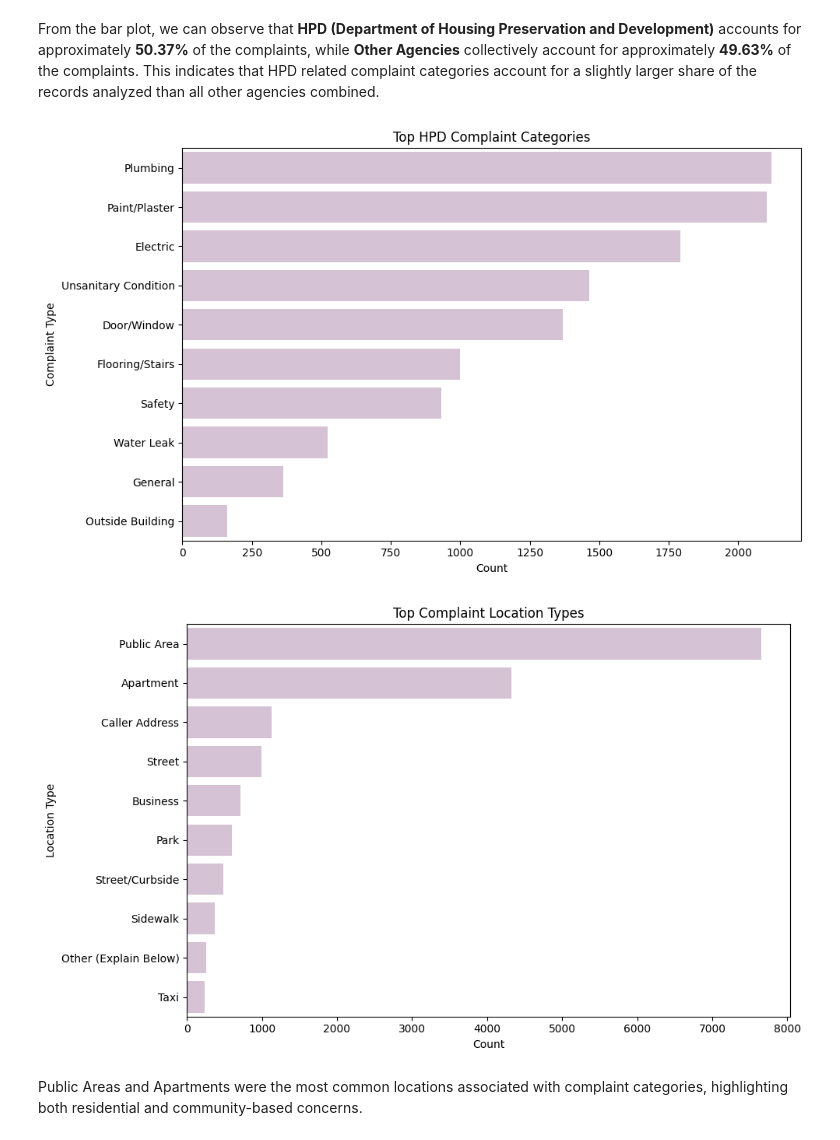
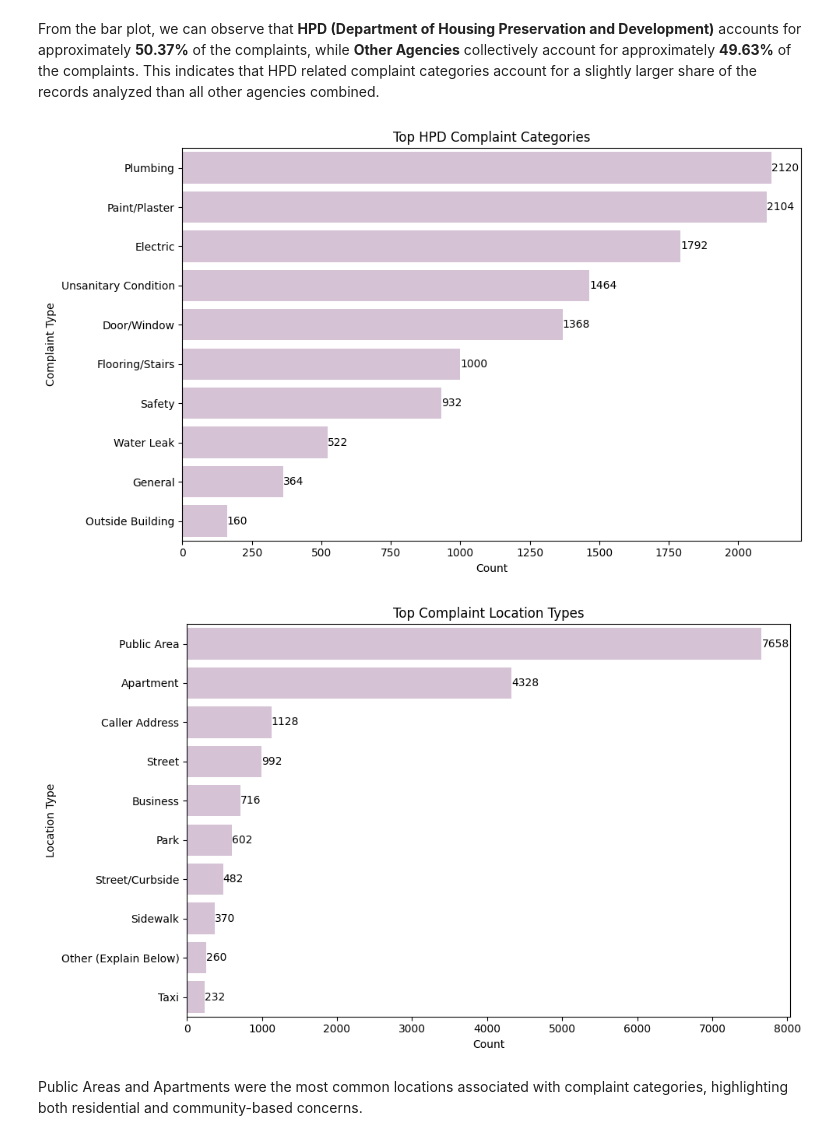
Before and after one commit to asilemai/Healthfirst-Data-Analytics-Academy, a Jupyter notebook: Capstone_Project.ipynb, the cells around one changed output. Drawn from its saved outputs; the diff is of its cells as text; code cells hidden in the pictures.

```diff
--- a/Capstone_Project.ipynb
+++ b/Capstone_Project.ipynb
@@ -125,14 +125,30 @@ Consumer Complaint      2.98
 Water Leak              2.17
 Name: count, dtype: float64
 # %%
+import pandas as pd
+import matplotlib.pyplot as plt
+import seaborn as sns
+
+df = pd.read_csv("311_ServiceRequest_2010-present_DataDictionary Combined.csv")
+df.columns = df.columns.str.strip()
+columns_to_keep = ['Agency', 'Complaint Type', 'Descriptor', 'Location_Type']
+df = df[columns_to_keep]
+df = df.dropna(subset=['Agency', 'Complaint Type'])
+df['Descriptor'] = df['Descriptor'].fillna('Not Listed')
+df['Location_Type'] = df['Location_Type'].fillna('Not Listed')
+
 top_complaints = df['Complaint Type'].value_counts().head(10)
 
 plt.figure(figsize=(10,6))
-sns.barplot(x=top_complaints.values, y=top_complaints.index, color='#d8bfd8')
+ax = sns.barplot(x=top_complaints.values, y=top_complaints.index, color='#d8bfd8')
 
 plt.title('Top 10 NYC 311 Complaint Categories')
 plt.xlabel('Count')
 plt.ylabel('Complaint Type')
+
+for index, value in enumerate(top_complaints.values):
+    ax.text(value, index, str(value), color='black', ha='left', va='center')
+
 plt.tight_layout()
 
 plt.savefig('top_10_complaint_categories.png', dpi=300)
@@ -163,11 +179,15 @@ dtype: int64
 top_agencies = df['Agency'].value_counts().head(10)
 
 plt.figure(figsize=(10,6))
-sns.barplot(x=top_agencies.values, y=top_agencies.index, color='#d8bfd8')
+ax = sns.barplot(x=top_agencies.values, y=top_agencies.index, color='#d8bfd8')
 
 plt.title('Top Agencies by Complaint Categories')
 plt.xlabel('Count')
 plt.ylabel('Agency')
+
+for index, value in enumerate(top_agencies.values):
+    ax.text(value, index, str(value), color='black', ha='left', va='center')
+
 plt.tight_layout()
 
 plt.savefig('top_agencies.png', dpi=300)
@@ -227,32 +247,40 @@ hpd_df = df[df['Agency Group'] == 'HPD']
 top_hpd_complaints = hpd_df['Complaint Type'].value_counts().head(10)
 
 plt.figure(figsize=(10,6))
-sns.barplot(x=top_hpd_complaints.values, y=top_hpd_complaints.index, color='#d8bfd8')
+ax = sns.barplot(x=top_hpd_complaints.values, y=top_hpd_complaints.index, color='#d8bfd8')
 
 plt.title('Top HPD Complaint Categories')
 plt.xlabel('Count')
 plt.ylabel('Complaint Type')
+
+for index, value in enumerate(top_hpd_complaints.values):
+    ax.text(value, index, str(value), color='black', ha='left', va='center')
+
 plt.tight_layout()
 
 plt.savefig('top_hpd_complaint_categories.png', dpi=300)
 plt.show()
 # %% [output]
-[figure, old version]
+[figure, new version]
 # %%
 top_locations = df['Location_Type'].value_counts().head(10)
 
 plt.figure(figsize=(10,6))
-sns.barplot(x=top_locations.values, y=top_locations.index, color='#d8bfd8')
+ax = sns.barplot(x=top_locations.values, y=top_locations.index, color='#d8bfd8')
 
 plt.title('Top Complaint Location Types')
 plt.xlabel('Count')
 plt.ylabel('Location Type')
+
+for index, value in enumerate(top_locations.values):
+    ax.text(value, index, str(value), color='black', ha='left', va='center')
+
 plt.tight_layout()
 
 plt.savefig('top_location_types.png', dpi=300)
 plt.show()
 # %% [output]
-[figure, old version]
+[figure, new version]
 # %% [markdown]
 Public Areas and Apartments were the most common locations associated with complaint categories, highlighting both residential and community-based concerns.
 # %% [markdown]
```
Also changed, not shown: parts of 2 cells of this notebook.
